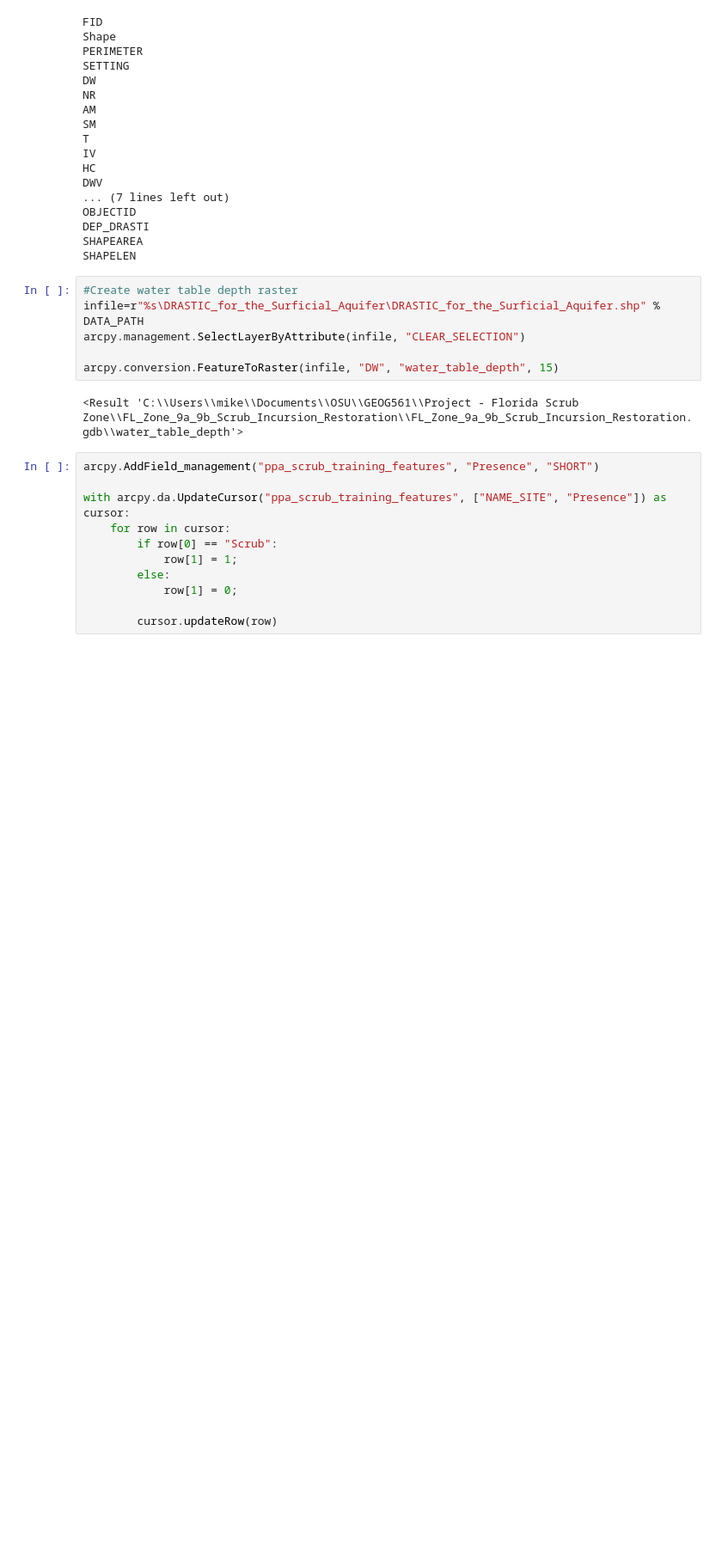
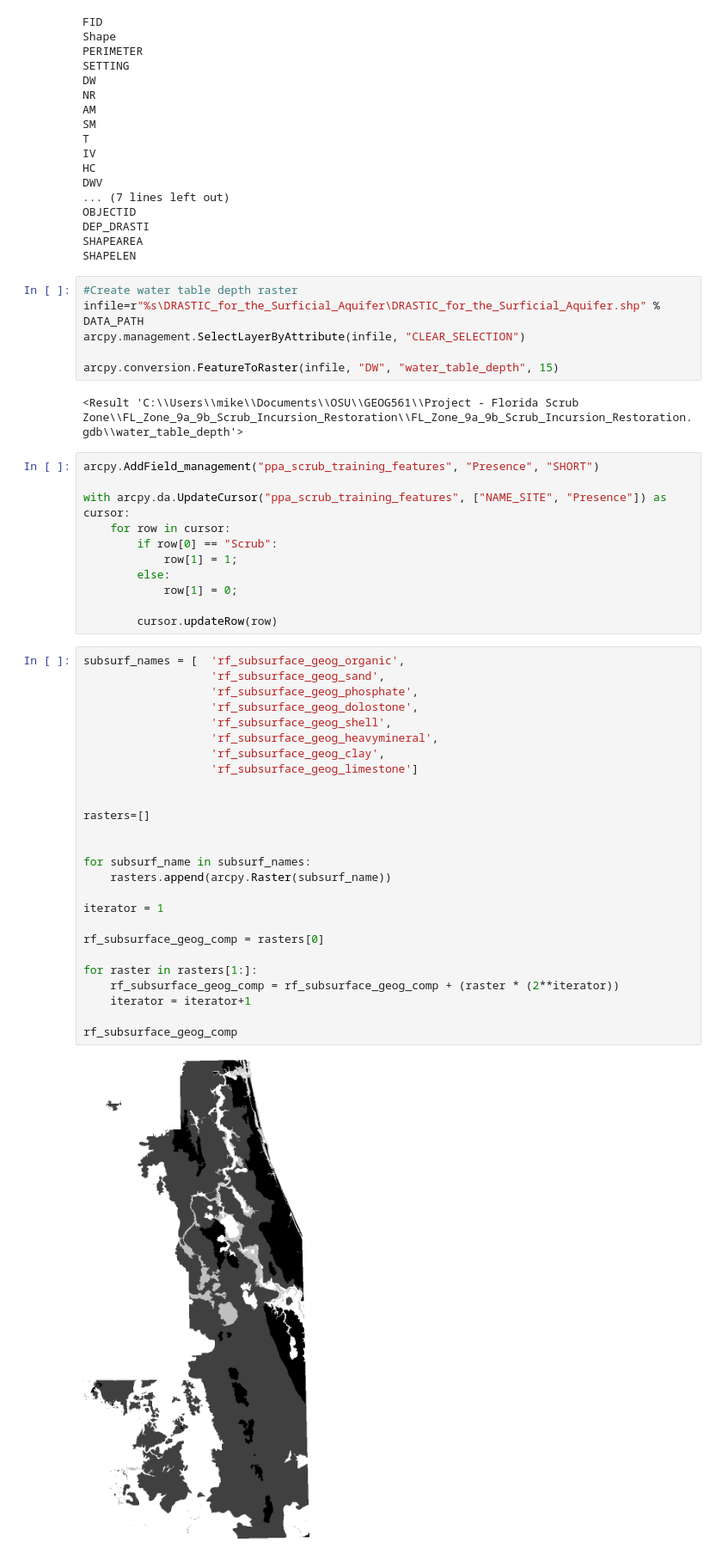
Before and after one commit to karasofm-at-oregonstate-edu/florida_scrub_range, a Jupyter notebook: notebooks/RfRasters.ipynb, the cells around one changed output. Shown: that part at 86% size. Cells and saved outputs as stored; diff of their text form; blank space fills up the shorter version.

Commit message:
Updated stats and raster processing

```diff
--- a/notebooks/RfRasters.ipynb
+++ b/notebooks/RfRasters.ipynb
@@ -476,3 +501,31 @@ with arcpy.da.UpdateCursor("ppa_scrub_training_features", ["NAME_SITE", "Presenc
             row[1] = 0;
 
         cursor.updateRow(row)
+# %%
+subsurf_names = [  'rf_subsurface_geog_organic',
+                   'rf_subsurface_geog_sand',
+                   'rf_subsurface_geog_phosphate',
+                   'rf_subsurface_geog_dolostone',
+                   'rf_subsurface_geog_shell',
+                   'rf_subsurface_geog_heavymineral',
+                   'rf_subsurface_geog_clay',
+                   'rf_subsurface_geog_limestone']
+
+
+rasters=[]
+
+
+for subsurf_name in subsurf_names:
+    rasters.append(arcpy.Raster(subsurf_name))
+
+iterator = 1
+
+rf_subsurface_geog_comp = rasters[0]
+
+for raster in rasters[1:]:
+    rf_subsurface_geog_comp = rf_subsurface_geog_comp + (raster * (2**iterator))
+    iterator = iterator+1
+
+rf_subsurface_geog_comp
+# %% [output]
+[figure, added]
```
Also changed, not shown: parts of 10 cells of this notebook, 1 other file.
